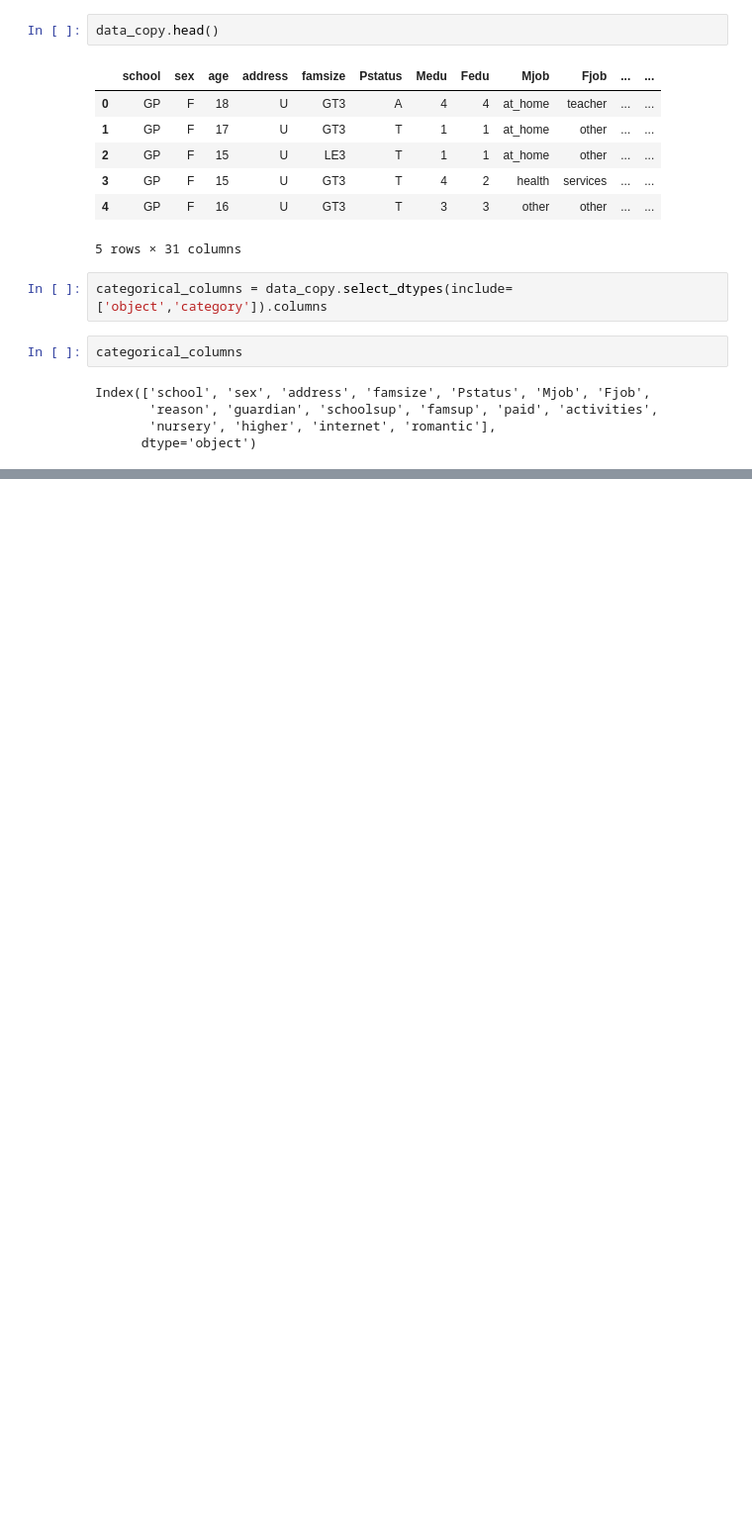
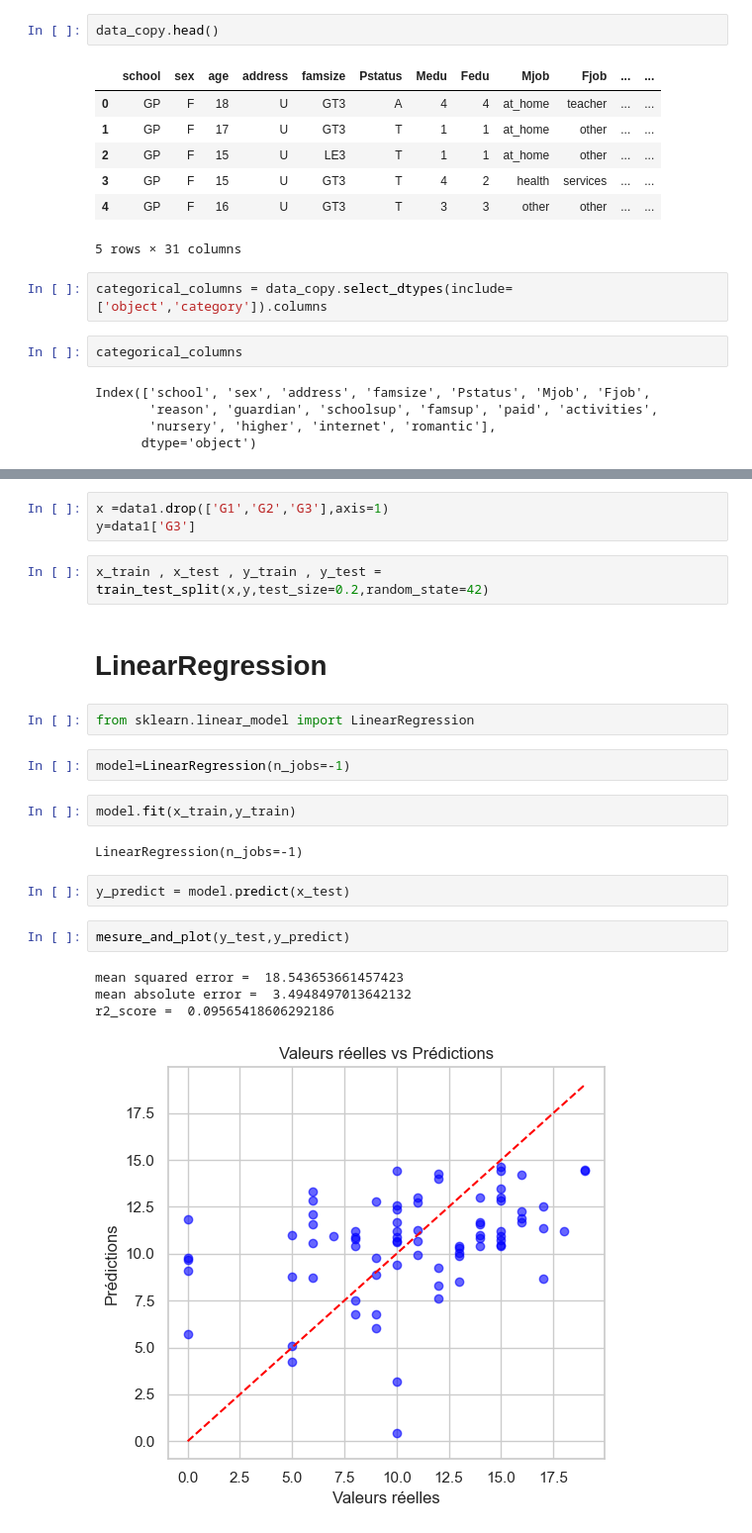
Before and after one commit to rachdigit/Projet_DataMining, a Jupyter notebook: proj_dm.ipynb, the cells around one changed output, grey strips where cells are left out. Shown at 99% size. Drawn from its saved outputs; the diff is of its cells as text; blank space fills up the shorter version.

```diff
--- a/proj_dm.ipynb
+++ b/proj_dm.ipynb
@@ -1630,0 +1691,24 @@ for colonne in categorical_columns :
+# %%
+x =data1.drop(['G1','G2','G3'],axis=1)
+y=data1['G3']
+# %%
+x_train , x_test , y_train , y_test = train_test_split(x,y,test_size=0.2,random_state=42)
+# %% [markdown]
+# LinearRegression
+# %%
+from sklearn.linear_model import LinearRegression
+# %%
+model=LinearRegression(n_jobs=-1)
+# %%
+model.fit(x_train,y_train)
+# %% [output]
+LinearRegression(n_jobs=-1)
+# %%
+y_predict = model.predict(x_test)
+# %%
+mesure_and_plot(y_test,y_predict)
+# %% [output]
+mean squared error =  18.543653661457423
+mean absolute error =  3.4948497013642132
+r2_score =  0.09565418606292186
+[figure, added]
```
Also changed, not shown: parts of 57 cells of this notebook.
